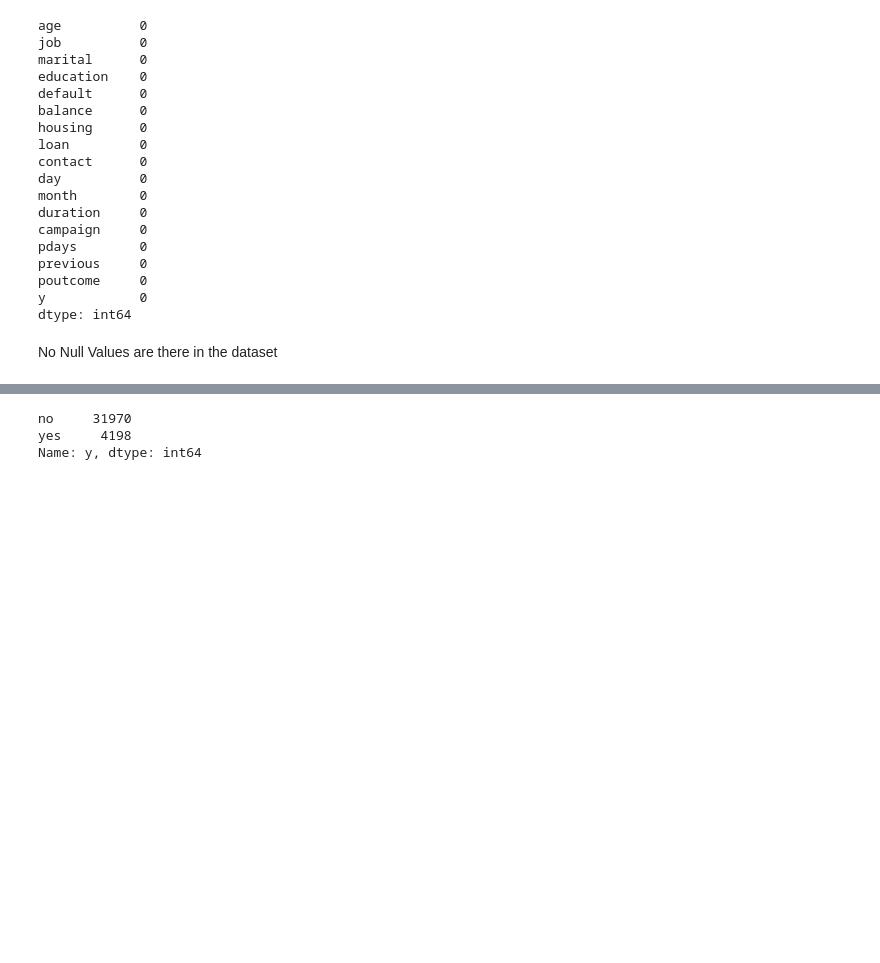
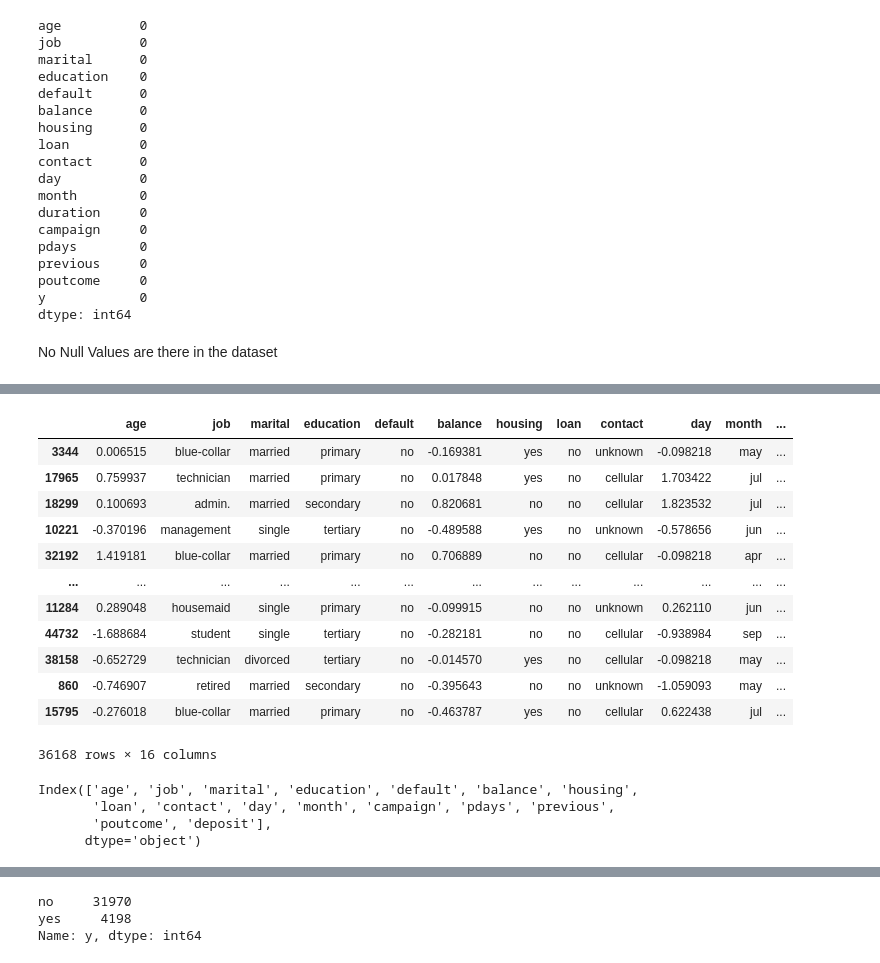
Before and after one commit to palit-ishan/Bank_Marketing_Campaign_Outcome, a Jupyter notebook: ML_Project_Notebook.ipynb, the cells around one changed output, grey strips where cells are left out. Cells and saved outputs as stored; diff of their text form; code cells hidden in the pictures; blank space fills up the shorter version.

```diff
--- a/ML_Project_Notebook.ipynb
+++ b/ML_Project_Notebook.ipynb
@@ -90,0 +75,3 @@ X_train
+# %%
+# A merged dataframe of the train set - input and output
+df_bank_train = pd.merge(X_train, y_train, left_index=True, right_index=True)
@@ -90,0 +92,11 @@ X_train
+# %%
+from sklearn.preprocessing import StandardScaler
+
+# Copying original dataframe
+df_bank_ready_train = df_bank_train.copy()
+
+scaler = StandardScaler()
+num_cols = ['age', 'balance', 'day', 'campaign', 'pdays', 'previous']
+df_bank_ready_train[num_cols] = scaler.fit_transform(df_bank_ready_train[num_cols])
+
+df_bank_ready_train.head()
@@ -90,0 +110,26 @@ X_train
+# %%
+# Renaming output column to 'deposit'
+df_bank_ready_train = df_bank_ready_train.rename(columns = {'y':'deposit'})
+# %%
+df_bank_ready_train
+# %% [output]
+|  | age | job | marital | education | default | balance | housing | loan | contact | day | month | ... |
+| 3344 | 0.006515 | blue-collar | married | primary | no | -0.169381 | yes | no | unknown | -0.098218 | may | ... |
+| 17965 | 0.759937 | technician | married | primary | no | 0.017848 | yes | no | cellular | 1.703422 | jul | ... |
+| 18299 | 0.100693 | admin. | married | secondary | no | 0.820681 | no | no | cellular | 1.823532 | jul | ... |
+| 10221 | -0.370196 | management | single | tertiary | no | -0.489588 | yes | no | unknown | -0.578656 | jun | ... |
+| 32192 | 1.419181 | blue-collar | married | primary | no | 0.706889 | no | no | cellular | -0.098218 | apr | ... |
+| ... | ... | ... | ... | ... | ... | ... | ... | ... | ... | ... | ... | ... |
+| 11284 | 0.289048 | housemaid | single | primary | no | -0.099915 | no | no | unknown | 0.262110 | jun | ... |
+| 44732 | -1.688684 | student | single | tertiary | no | -0.282181 | no | no | cellular | -0.938984 | sep | ... |
+| 38158 | -0.652729 | technician | divorced | tertiary | no | -0.014570 | yes | no | cellular | -0.098218 | may | ... |
+| 860 | -0.746907 | retired | married | secondary | no | -0.395643 | no | no | unknown | -1.059093 | may | ... |
+| 15795 | -0.276018 | blue-collar | married | primary | no | -0.463787 | yes | no | cellular | 0.622438 | jul | ... |
+36168 rows × 16 columns
+# %%
+df_bank_ready_train.columns
+# %% [output]
+Index(['age', 'job', 'marital', 'education', 'default', 'balance', 'housing',
+       'loan', 'contact', 'day', 'month', 'campaign', 'pdays', 'previous',
+       'poutcome', 'deposit'],
+      dtype='object')
```
Also changed, not shown: parts of 12 cells of this notebook.
